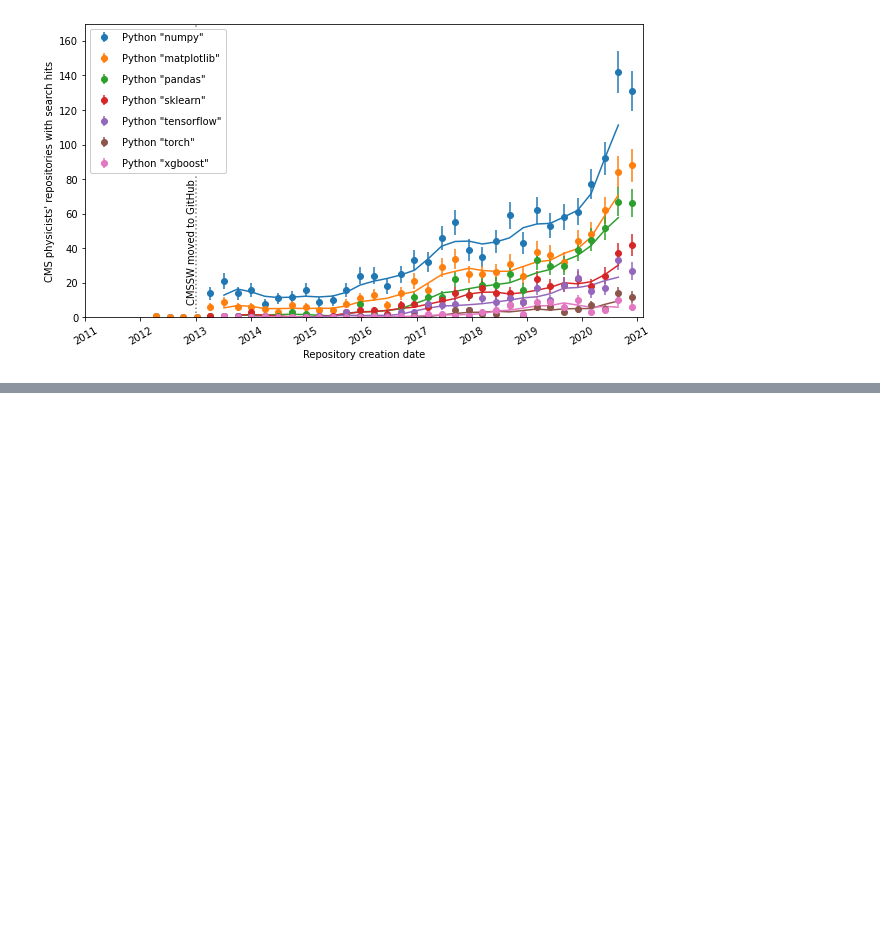
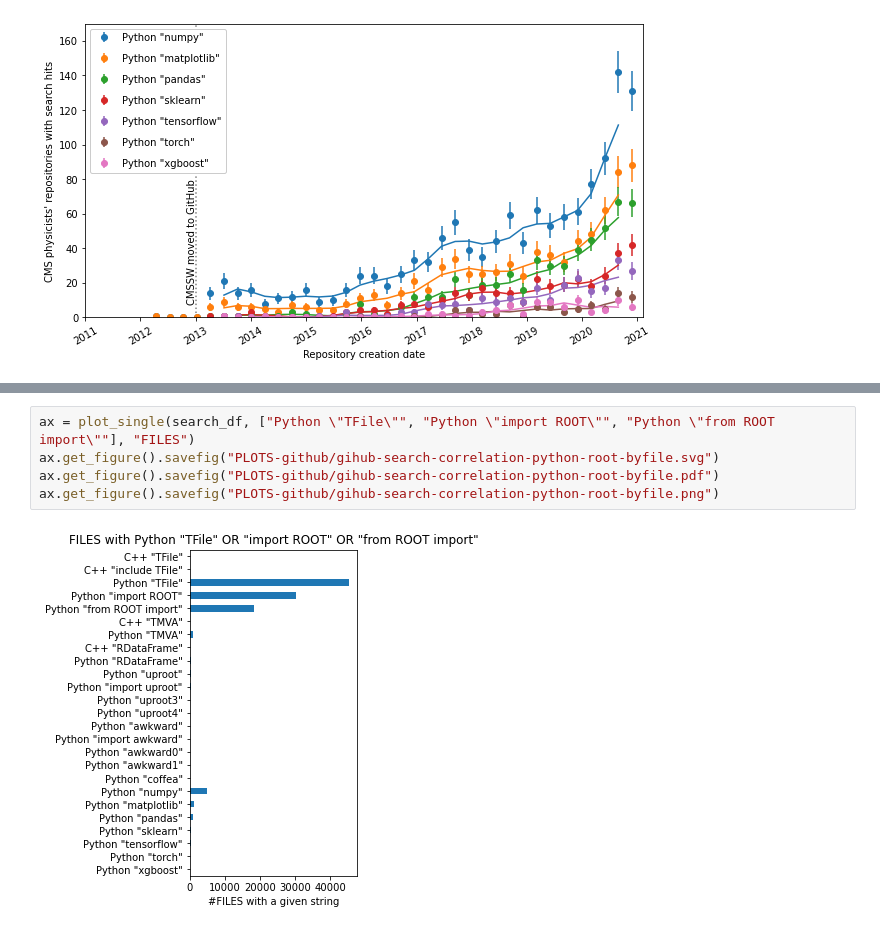
Before and after one commit to jpivarski-talks/2021-02-24-reload-statistics, a Jupyter notebook: analyze-github.ipynb, the cells around one changed output, grey strips where cells are left out. Drawn from its saved outputs; the diff is of its cells as text; blank space fills up the shorter version.

```diff
--- a/analyze-github.ipynb
+++ b/analyze-github.ipynb
@@ -421,0 +548,7 @@ ax.get_figure().savefig("PLOTS-github/gihub-search-python-ecosystem.png")
+# %%
+ax = plot_single(search_df, ["Python \"TFile\"", "Python \"import ROOT\"", "Python \"from ROOT import\""], "FILES")
+ax.get_figure().savefig("PLOTS-github/gihub-search-correlation-python-root-byfile.svg")
+ax.get_figure().savefig("PLOTS-github/gihub-search-correlation-python-root-byfile.pdf")
+ax.get_figure().savefig("PLOTS-github/gihub-search-correlation-python-root-byfile.png")
+# %% [output]
+[figure, added]
```
Also changed, not shown: parts of 43 cells of this notebook.
